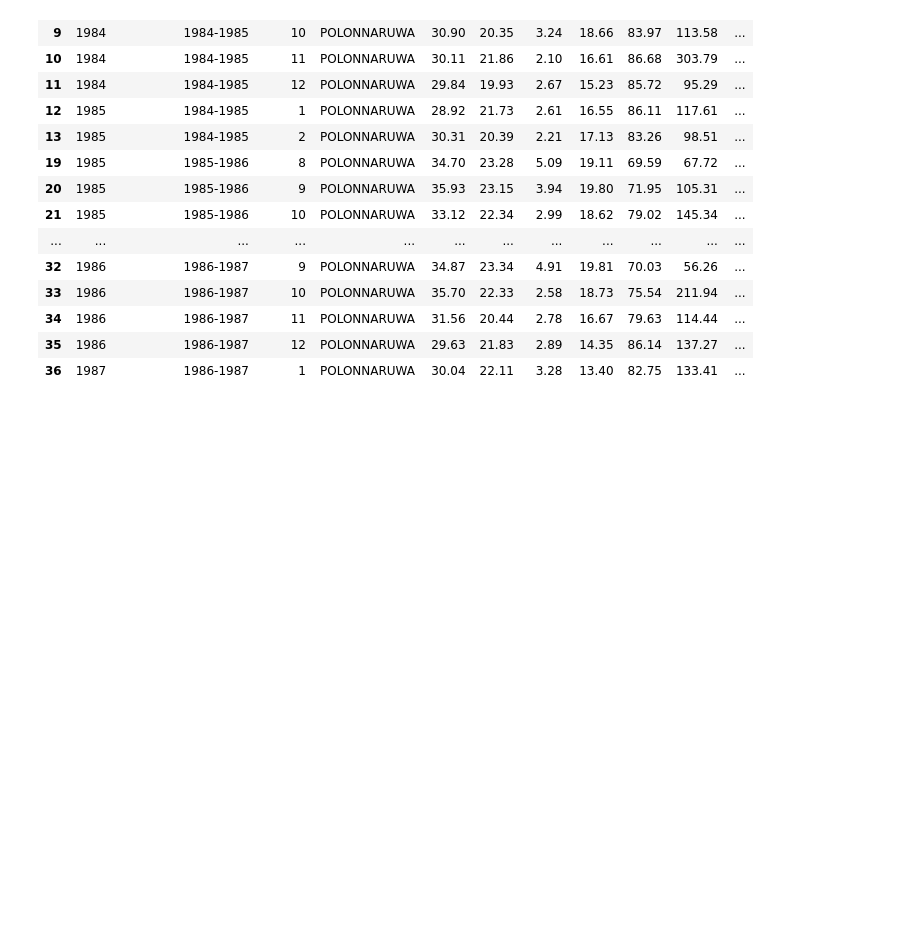
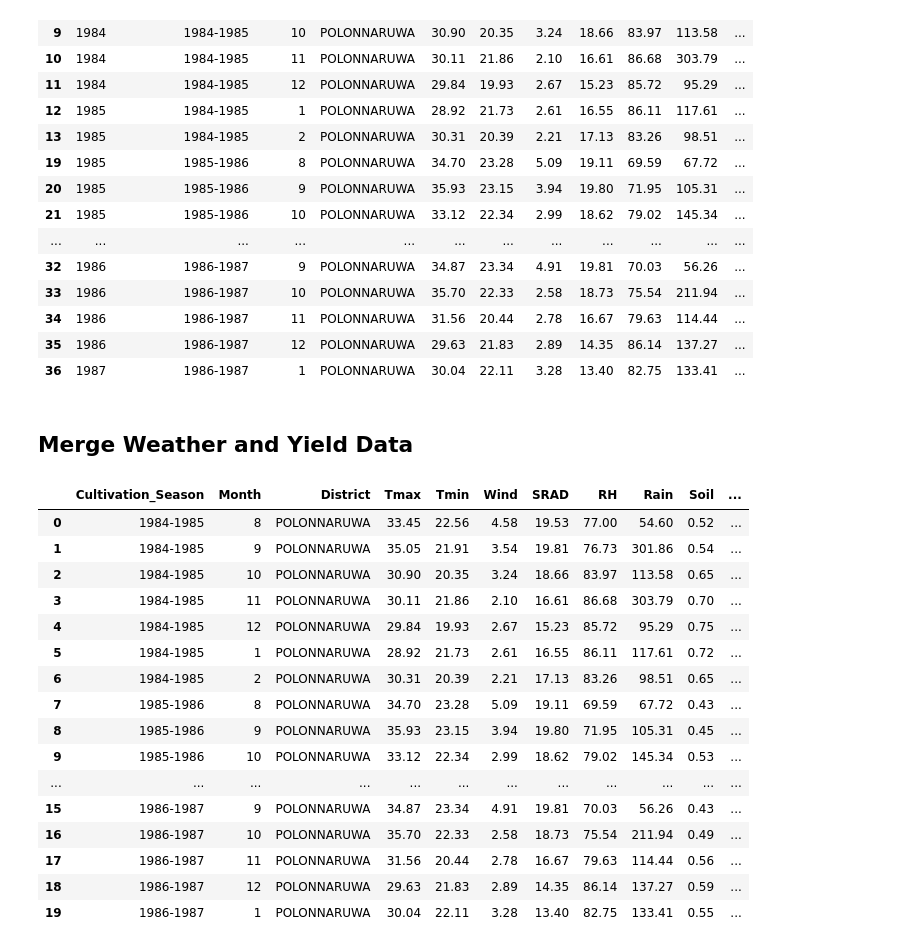
Before and after one commit to Dinithiii04/AgriLak, a Jupyter notebook: notebooks/NEW_yield_pred_model.ipynb, the cells around one changed output. Saved outputs shown, nothing was run; the diff lists cells and outputs as text; code cells hidden in the pictures; blank space fills up the shorter version.

Commit message:
merge weather, yield data and pivot dataset

```diff
--- a/notebooks/NEW_yield_pred_model.ipynb
+++ b/notebooks/NEW_yield_pred_model.ipynb
@@ -172,3 +172,34 @@ display(maha_season_data.head(20))
 | 34 | 1986 | 1986-1987 | 11 | POLONNARUWA | 31.56 | 20.44 | 2.78 | 16.67 | 79.63 | 114.44 | ... |
 | 35 | 1986 | 1986-1987 | 12 | POLONNARUWA | 29.63 | 21.83 | 2.89 | 14.35 | 86.14 | 137.27 | ... |
 | 36 | 1987 | 1986-1987 | 1 | POLONNARUWA | 30.04 | 22.11 | 3.28 | 13.40 | 82.75 | 133.41 | ... |
+# %% [markdown]
+## Merge Weather and Yield Data
+# %%
+maha_season_data = maha_season_data.drop(columns=['Year'])
+
+# Merge the weather data with the yield data
+merged_data = maha_season_data.merge(
+    maha_yield,
+    on=['District', 'Cultivation_Season'],
+    how='left'
+)
+
+display(merged_data.head(20))
+# %% [output]
+|  | Cultivation_Season | Month | District | Tmax | Tmin | Wind | SRAD | RH | Rain | Soil | ... |
+| 0 | 1984-1985 | 8 | POLONNARUWA | 33.45 | 22.56 | 4.58 | 19.53 | 77.00 | 54.60 | 0.52 | ... |
+| 1 | 1984-1985 | 9 | POLONNARUWA | 35.05 | 21.91 | 3.54 | 19.81 | 76.73 | 301.86 | 0.54 | ... |
+| 2 | 1984-1985 | 10 | POLONNARUWA | 30.90 | 20.35 | 3.24 | 18.66 | 83.97 | 113.58 | 0.65 | ... |
+| 3 | 1984-1985 | 11 | POLONNARUWA | 30.11 | 21.86 | 2.10 | 16.61 | 86.68 | 303.79 | 0.70 | ... |
+| 4 | 1984-1985 | 12 | POLONNARUWA | 29.84 | 19.93 | 2.67 | 15.23 | 85.72 | 95.29 | 0.75 | ... |
+| 5 | 1984-1985 | 1 | POLONNARUWA | 28.92 | 21.73 | 2.61 | 16.55 | 86.11 | 117.61 | 0.72 | ... |
+| 6 | 1984-1985 | 2 | POLONNARUWA | 30.31 | 20.39 | 2.21 | 17.13 | 83.26 | 98.51 | 0.65 | ... |
+| 7 | 1985-1986 | 8 | POLONNARUWA | 34.70 | 23.28 | 5.09 | 19.11 | 69.59 | 67.72 | 0.43 | ... |
+| 8 | 1985-1986 | 9 | POLONNARUWA | 35.93 | 23.15 | 3.94 | 19.80 | 71.95 | 105.31 | 0.45 | ... |
+| 9 | 1985-1986 | 10 | POLONNARUWA | 33.12 | 22.34 | 2.99 | 18.62 | 79.02 | 145.34 | 0.53 | ... |
+| ... | ... | ... | ... | ... | ... | ... | ... | ... | ... | ... | ... |
+| 15 | 1986-1987 | 9 | POLONNARUWA | 34.87 | 23.34 | 4.91 | 19.81 | 70.03 | 56.26 | 0.43 | ... |
+| 16 | 1986-1987 | 10 | POLONNARUWA | 35.70 | 22.33 | 2.58 | 18.73 | 75.54 | 211.94 | 0.49 | ... |
+| 17 | 1986-1987 | 11 | POLONNARUWA | 31.56 | 20.44 | 2.78 | 16.67 | 79.63 | 114.44 | 0.56 | ... |
+| 18 | 1986-1987 | 12 | POLONNARUWA | 29.63 | 21.83 | 2.89 | 14.35 | 86.14 | 137.27 | 0.59 | ... |
+| 19 | 1986-1987 | 1 | POLONNARUWA | 30.04 | 22.11 | 3.28 | 13.40 | 82.75 | 133.41 | 0.55 | ... |
```
Also changed, not shown: parts of 2 cells of this notebook.
